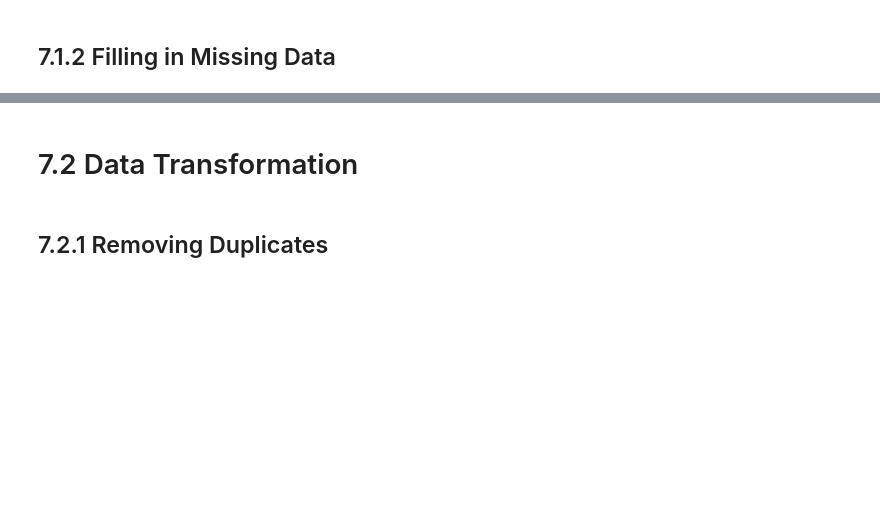
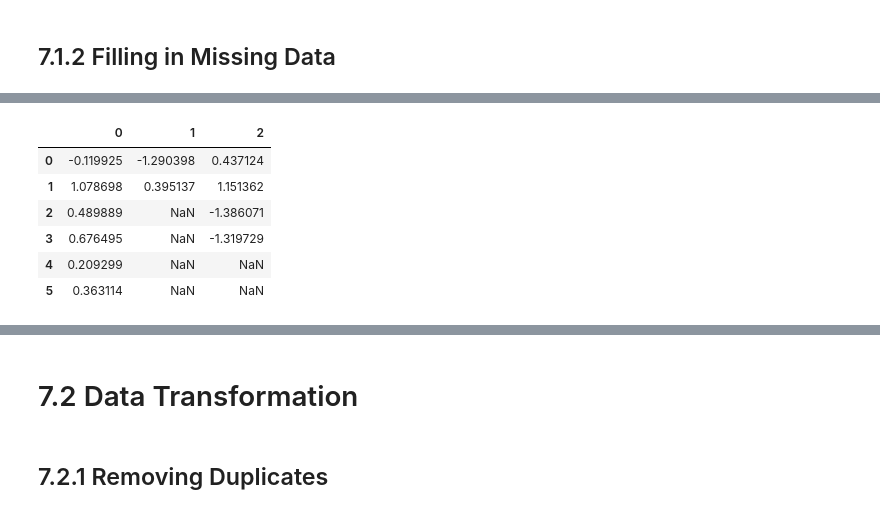
Before and after one commit to BoyuanLi-Steven/Python-For-Data-Analysis-2nd, a Jupyter notebook: Chapter 7. Data Cleaning and Preparation.ipynb, the cells around one changed output, grey strips where cells are left out. Cells and saved outputs as stored; diff of their text form; code cells hidden in the pictures; blank space fills up the shorter version.

```diff
--- a/Chapter 7. Data Cleaning and Preparation.ipynb
+++ b/Chapter 7. Data Cleaning and Preparation.ipynb
@@ -178,3 +212,13 @@ df.fillna(method = 'ffill')
+# %%
+df.fillna(method = 'bfill')
+# %% [output]
+|  | 0 | 1 | 2 |
+| 0 | -0.119925 | -1.290398 | 0.437124 |
+| 1 | 1.078698 | 0.395137 | 1.151362 |
+| 2 | 0.489889 | NaN | -1.386071 |
+| 3 | 0.676495 | NaN | -1.319729 |
+| 4 | 0.209299 | NaN | NaN |
+| 5 | 0.363114 | NaN | NaN |
 # %%
 df.fillna(method = 'ffill',limit = 2)
 # %% [output]
```
Also changed, not shown: parts of 44 cells of this notebook.
